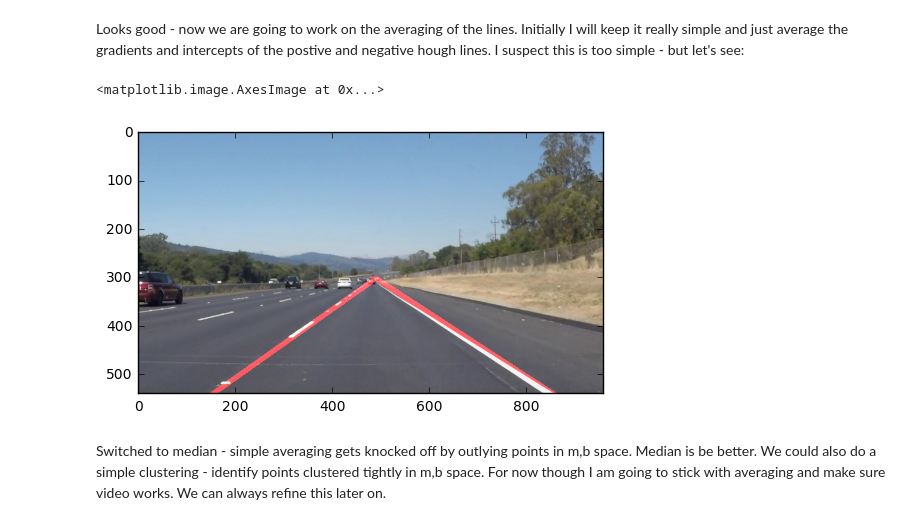
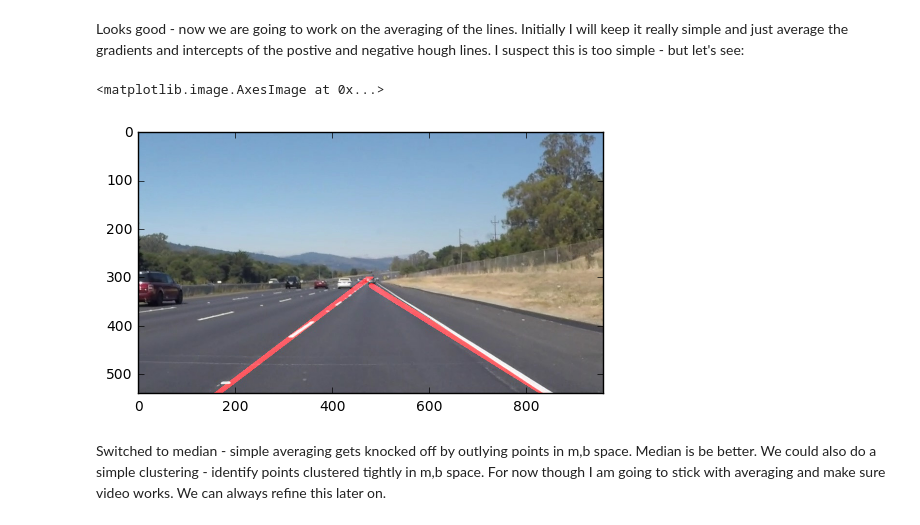
Before and after one commit to mattwg/carnd-project1, a Jupyter notebook: P1.ipynb, the cells around one changed output. Drawn from its saved outputs; the diff is of its cells as text; code cells hidden in the pictures.

```diff
--- a/P1.ipynb
+++ b/P1.ipynb
@@ -231,7 +231,7 @@ def line_segment(x1, x2, m, b):
         return (np.array([[x1, y1, x2, y2]], dtype = np.int32))
 
 
-def average_lines(img, rho, theta, threshold, min_line_len, max_line_gap):
+def average_lines(img, rho, theta, threshold, min_line_len, max_line_gap, min_gradient, max_gradient):
     # From the list of Hough lines, return no more than two dominant positive / negative gradient lines
     lines = cv2.HoughLinesP(img, rho, theta, threshold, np.array([]), minLineLength=min_line_len, maxLineGap=max_line_gap)
 
@@ -246,23 +246,26 @@ def average_lines(img, rho, theta, threshold, min_line_len, max_line_gap):
         y2 = line[0,3]
         m = ((y2-y1)/(x2-x1))
         b = (y1 -( m * x1))
-        if m > 0:
+        if (m > min_gradient and m < max_gradient): #m > 0:
             p = np.vstack(( np.array((m,b), dtype=np.float32) , p ))
-        else:
+        elif (m < -1 * min_gradient and m > -1 * max_gradient):
             n = np.vstack(( np.array((m,b), dtype=np.float32) , n ))
 
 
     l = np.empty((0,4), dtype=np.int32)
 
     # Compute summary metrics for postive and negative if segments found
+    x_left = 0
+    x_right = img.shape[1]
+    x_mid = x_right / 2
 
     if (p.size > 0):
         mb = np.median(p, 0)
-        l = np.vstack((line_segment(480, 960, mb[0], mb[1]), l))
+        l = np.vstack((line_segment(x_mid, x_right, mb[0], mb[1]), l))
 
     if (n.size > 0):
         mb = np.median(n, 0)
-        l = np.vstack((line_segment(0, 480, mb[0], mb[1]), l))
+        l = np.vstack((line_segment(x_left, x_mid, mb[0], mb[1]), l))
 
     line_img = np.zeros((*img.shape, 3), dtype=np.uint8)
     draw_lines(line_img, [l], thickness=10)
@@ -278,36 +281,39 @@ def ave_line_pipeline(image,
                   threshold = 3,
                   min_line_len = 20,
                   max_line_gap = 10,
+                  min_gradient = 0.5,
+                  max_gradient = 1.5,
                   α=0.8,
                   β=1.0,
                   λ=0.0):
     base = image
     image = grayscale(base)
+    image = cv2.equalizeHist(image)
     image = gaussian_blur(image, kernel_size)
     image = canny(image, low_threshold, high_threshold)
     image = region_of_interest(image, np.array(region, dtype=np.int32))
-    image = average_lines(image, rho, theta, threshold, min_line_len, max_line_gap)
+    image = average_lines(image, rho, theta, threshold, min_line_len, max_line_gap, min_gradient, max_gradient)
     image = region_of_interest(image, np.array(region, dtype=np.int32))
     image = weighted_img(base, image, α, β, λ)
     return(image)
 
 
 def transform_all(dir):
     for f in os.listdir(dir):
         if not f.startswith("X") and f.endswith(".jpg"):
             image = ave_line_pipeline(mpimg.imread(dir+f))
             image = cv2.cvtColor(image, cv2.COLOR_BGR2RGB)
             fname = ''.join([dir,'X',f])
             cv2.imwrite(fname,image)
 
 
 transform_all('test_images/')
 
 image = mpimg.imread('test_images/XsolidWhiteRight.jpg')
 plt.imshow(image)
 # %% [output]
 <matplotlib.image.AxesImage at 0x...>
-[figure, old version]
+[figure, new version]
 # %% [markdown]
 Switched to median - simple averaging gets knocked off by outlying points in m,b space.  Median is be better.  We could also do a simple clustering - identify points clustered tightly in m,b space.  For now though I am going to stick with averaging and make sure video works.  We can always refine this later on.
 # %% [markdown]
```
Also changed, not shown: parts of 17 cells of this notebook, 28 other files.
